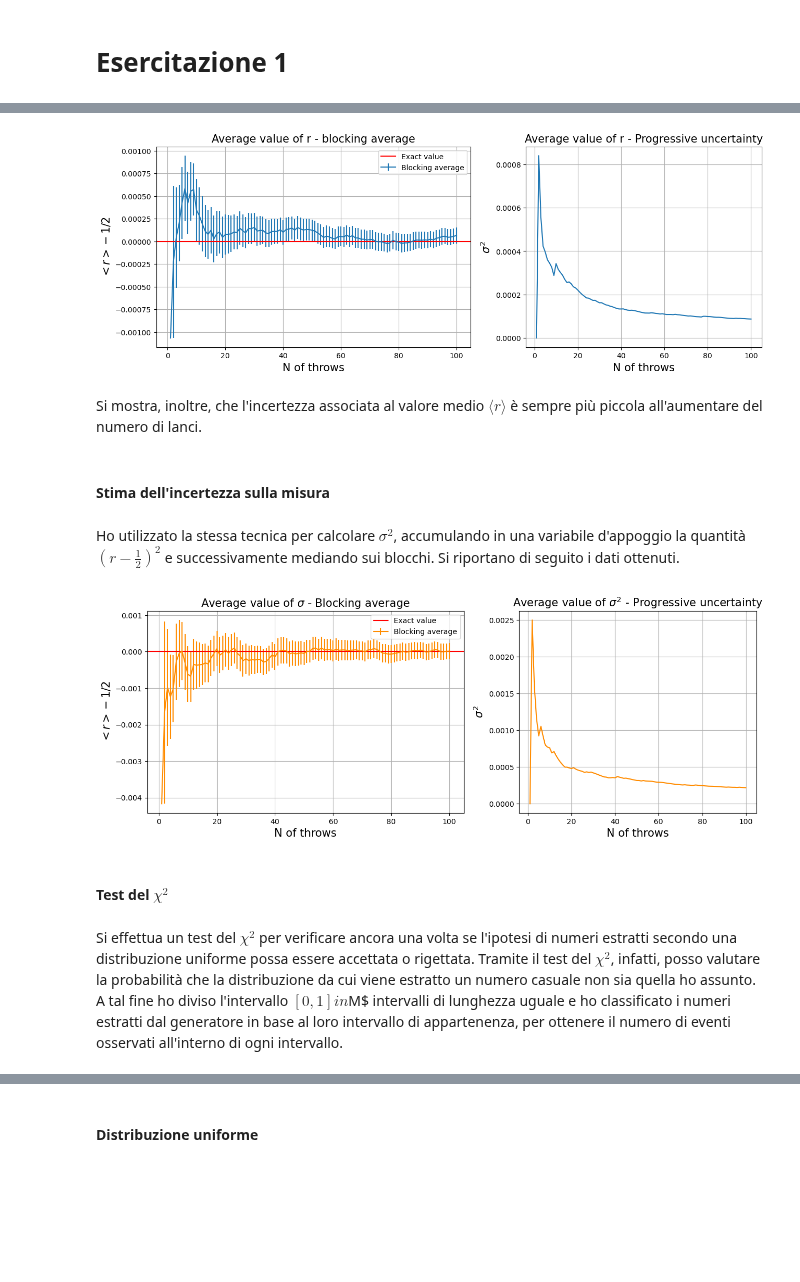
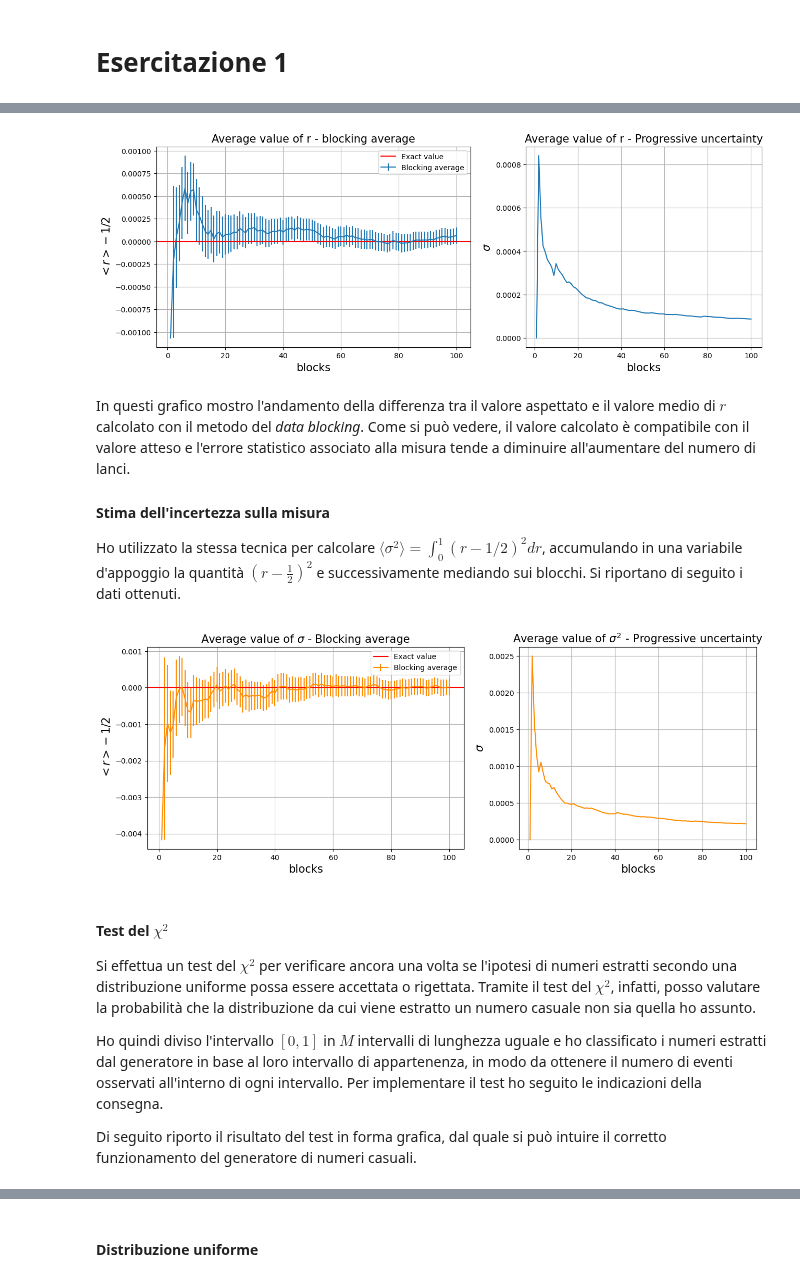
Before and after one commit to matteopicciolini/Numeric-Simulation-Laboratory, a Jupyter notebook: JupyterNotebooks/Exercises_01.ipynb, the cells around one changed output, grey strips where cells are left out. Drawn from its saved outputs; the diff is of its cells as text; code cells hidden in the pictures; blank space fills up the shorter version.

```diff
--- a/JupyterNotebooks/Exercises_01.ipynb
+++ b/JupyterNotebooks/Exercises_01.ipynb
@@ -65,52 +65,52 @@ Per queste simulazioni ho utilizzato $M=10^7$ e $N=100$.
 # %%
 #data acquisition
 x_label, progressive_sum, progressive_error = np.loadtxt('../Data/01.1a_mean_value_random_generator_M1.dat',
                                                           unpack = True, usecols = (0, 1, 2))
 
 #style
-fig, axs = plt.subplots(1, 2, gridspec_kw={'width_ratios': [2, 1.5]}, figsize = (15, 5))
+fig, axs = plt.subplots(1, 2, gridspec_kw = {'width_ratios': [2, 1.5]}, figsize = (15, 5))
 
 #plot 1
 axs[0].errorbar(x_label,progressive_sum - 0.5, yerr = progressive_error, label = "Blocking average")
 axs[0].axhline(0, ls = '-', c = 'red', label = "Exact value")
 #style plot 1
-axs[0].set_xlabel('N of throws', fontsize = 15)
+axs[0].set_xlabel('blocks', fontsize = 15)
 axs[0].set_ylabel('$<r>-1/2$', fontsize = 15)
 axs[0].grid(True)
 axs[0].set_title('Average value of r - blocking average', fontsize = 15)
 axs[0].legend()
 
 #plot 2
 axs[1].plot(x_label, progressive_error, label = "Progressive uncertainty")
 #style plot 2
-axs[1].set_ylabel('$\sigma^2$', fontsize = 15)
-axs[1].set_xlabel('N of throws', fontsize = 15)
+axs[1].set_ylabel('$\sigma$', fontsize = 15)
+axs[1].set_xlabel('blocks', fontsize = 15)
 axs[1].set_title('Average value of r - Progressive uncertainty', fontsize = 15)
 axs[1].grid(True)
 
 plt.show()
 # %% [output]
-[figure, old version]
+[figure, new version]
-# %% [markdown]
-Si mostra, inoltre, che l'incertezza associata al valore medio $\langle r \rangle$ è sempre più piccola all'aumentare del numero di lanci.
-# %% [markdown]
-#### Stima dell'incertezza sulla misura
 # %% [markdown]
-Ho utilizzato la stessa tecnica per calcolare $\sigma^2$, accumulando in una variabile d'appoggio la quantità $\left(r- \frac{1}{2}\right)^2$ e successivamente mediando sui blocchi. Si riportano di seguito i dati ottenuti.
+In questi grafico mostro l'andamento della differenza tra il valore aspettato e il valore medio di $r$ calcolato con il metodo del *data blocking*. Come si può vedere, il valore calcolato è compatibile con il valore atteso e l'errore statistico associato alla misura tende a diminuire all'aumentare del numero di lanci.
+
+#### Stima dell'incertezza sulla misura
+
+Ho utilizzato la stessa tecnica per calcolare $\langle \sigma^2 \rangle = \int_0^1 (r-1/2)^2 dr$, accumulando in una variabile d'appoggio la quantità $\left(r- \frac{1}{2}\right)^2$ e successivamente mediando sui blocchi. Si riportano di seguito i dati ottenuti.
 # %%
 #data acquisition
 x_label, progressive_sum, progressive_error = np.loadtxt('../Data/01.1b_mean_value_standard_deviation_M2.dat',
                                                          usecols = (0,1,2), unpack = True)
 
 #style
-fig, axs = plt.subplots(1, 2, gridspec_kw={'width_ratios': [2, 1.5]}, figsize = (15, 5))
+fig, axs = plt.subplots(1, 2, gridspec_kw = {'width_ratios': [2, 1.5]}, figsize = (15, 5))
 
 #plot 1
 axs[0].errorbar(x_label,progressive_sum - 1/12, yerr = progressive_error,
                 label = "Blocking average", c = "darkorange")
 axs[0].axhline(0, ls = '-',c = 'red', label = "Exact value")
 #style plot 1
-axs[0].set_xlabel('N of throws', fontsize = 15)
+axs[0].set_xlabel('blocks', fontsize = 15)
 axs[0].set_ylabel('$<r>-1/2$', fontsize = 15)
 axs[0].grid(True)
 axs[0].set_title('Average value of $\sigma$ - Blocking average', fontsize = 15)
@@ -119,17 +119,20 @@ axs[0].legend()
 #plot 2
 axs[1].plot(x_label, progressive_error, label = "Progressive uncertainty", c = 'darkorange')
 #style plot 2
-axs[1].set_ylabel('$\sigma^2$', fontsize = 15)
-axs[1].set_xlabel('N of throws', fontsize = 15)
+axs[1].set_ylabel('$\sigma$', fontsize = 15)
+axs[1].set_xlabel('blocks', fontsize = 15)
 axs[1].set_title('Average value of $\sigma^2$ - Progressive uncertainty', fontsize = 15)
 axs[1].grid(True)
 
 plt.show()
 # %% [output]
-[figure, old version]
+[figure, new version]
-# %% [markdown]
-#### Test del $\chi^2$
 # %% [markdown]
-Si effettua un test del $\chi^2$ per verificare ancora una volta se l'ipotesi di numeri estratti secondo una distribuzione uniforme possa essere accettata o rigettata. Tramite il test del $\chi^2$, infatti, posso valutare la probabilità che la distribuzione da cui viene estratto un numero casuale non sia quella ho assunto. A tal fine ho diviso l'intervallo $\left[0, 1\right] in $M$ intervalli di lunghezza uguale e ho classificato i numeri estratti dal generatore in base al loro intervallo di appartenenza, per ottenere il numero di eventi osservati all'interno di ogni intervallo.
+#### Test del $\chi^2$
+Si effettua un test del $\chi^2$ per verificare ancora una volta se l'ipotesi di numeri estratti secondo una distribuzione uniforme possa essere accettata o rigettata. Tramite il test del $\chi^2$, infatti, posso valutare la probabilità che la distribuzione da cui viene estratto un numero casuale non sia quella ho assunto.
+
+Ho quindi diviso l'intervallo $\left[0, 1\right]$ in $M$ intervalli di lunghezza uguale e ho classificato i numeri estratti dal generatore in base al loro intervallo di appartenenza, in modo da ottenere il numero di eventi osservati all'interno di ogni intervallo. Per implementare il test ho seguito le indicazioni della consegna.
+
+Di seguito riporto il risultato del test in forma grafica, dal quale si può intuire il corretto funzionamento del generatore di numeri casuali.
 # %%
 #data acquisition
```
Also changed, not shown: parts of 23 cells of this notebook, 3 other files.
